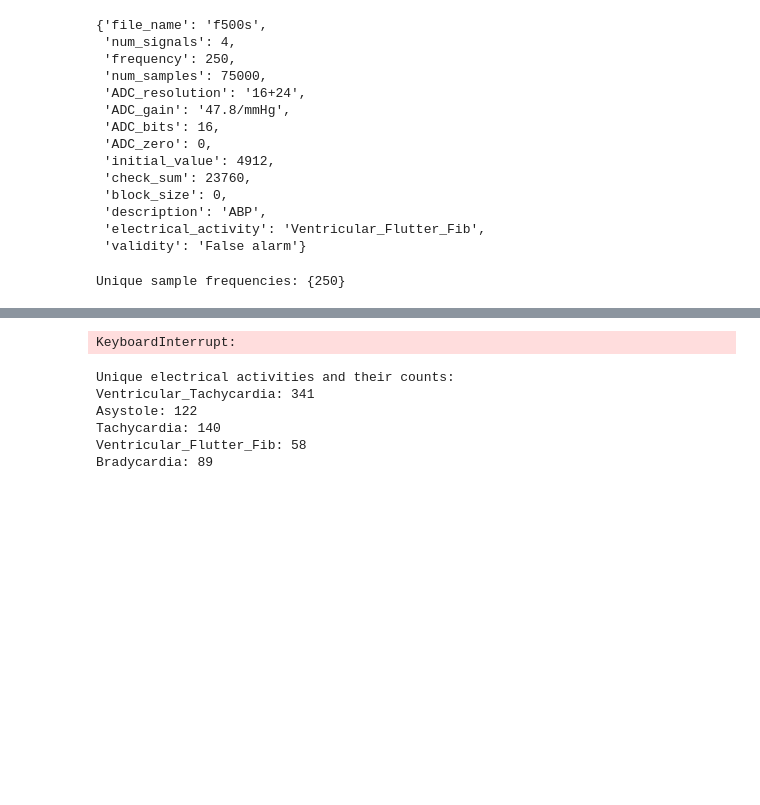
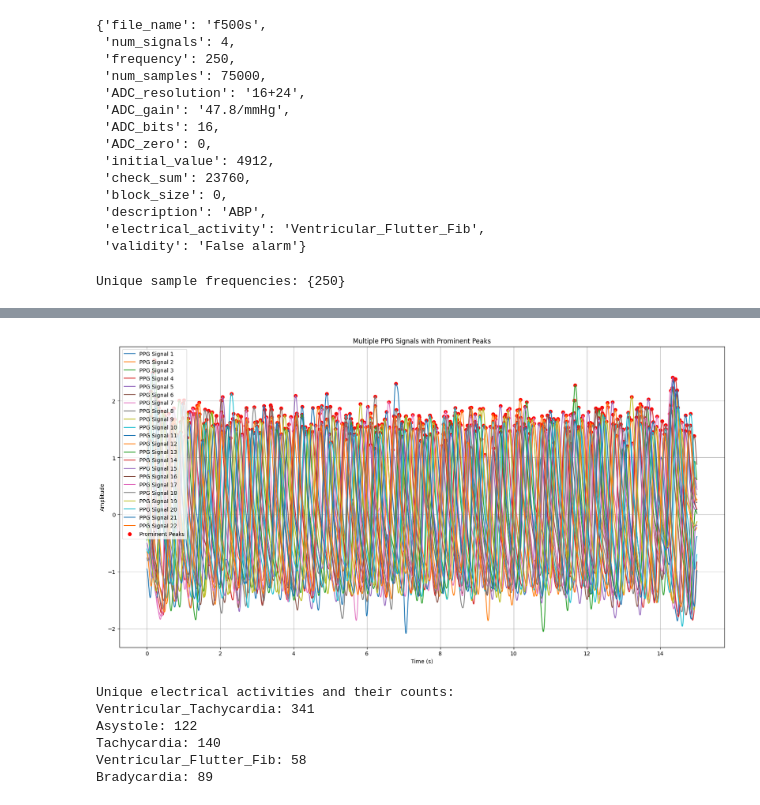
Before and after one commit to HAZMDAN/skripsieh, a Jupyter notebook: chapter_appendix-tools-for-deep-learning/jupyter.ipynb, the cells around one changed output, grey strips where cells are left out. Saved outputs shown, nothing was run; the diff lists cells and outputs as text; code cells hidden in the pictures; blank space fills up the shorter version.

```diff
--- a/chapter_appendix-tools-for-deep-learning/jupyter.ipynb
+++ b/chapter_appendix-tools-for-deep-learning/jupyter.ipynb
@@ -565,35 +587,30 @@ features
 # %%
 def plot_multiple_ppg_with_peaks(ppg_signals, fs):
     plt.figure(figsize=(20, 10))
     all_peaks = []  # List to store all prominent peaks
 
     for i, ppg_signal in enumerate(ppg_signals):
         duration = len(ppg_signal) / fs
         time = np.linspace(0, duration, len(ppg_signal))
 
-        # Plot PPG signal
         plt.plot(time, ppg_signal, label=f'PPG Signal {i+1}')
 
-        # Adjust peak detection threshold
-        peak_height_threshold = 0.5 * np.max(ppg_signal)
-        peaks, _ = find_peaks(ppg_signal, height=peak_height_threshold, distance=100)
-
+        # Detect prominent peaks in the current PPG signal
+        peak_height_threshold = 0.5 * np.max(ppg_signal)  # Adjust the threshold as needed
+        peaks, _ = find_peaks(ppg_signal, height=peak_height_threshold)
         all_peaks.append(peaks)  # Store the peaks for all signals
 
     # Plot all prominent peaks together
     all_peaks_flat = [peak / fs for peaks in all_peaks for peak in peaks]
     all_peaks_amplitudes = [ppg_signal[peak] for peaks, ppg_signal in zip(all_peaks, ppg_signals) for peak in peaks]
-
-    # Scatter plot for all peaks
     plt.scatter(all_peaks_flat, all_peaks_amplitudes, color='red', label='Prominent Peaks')
 
     plt.xlabel('Time (s)')
     plt.ylabel('Amplitude')
     plt.title('Multiple PPG Signals with Prominent Peaks')
     plt.legend()
     plt.grid(True)
     plt.show()
+plot_multiple_ppg_with_peaks(processed_segments,fs)
+# %% [output]
+[figure, added]
-# %%
-plot_multiple_ppg_with_peaks(processed_segments, fs)
-# %% [output]
-KeyboardInterrupt:
```
Also changed, not shown: parts of 29 cells of this notebook.
